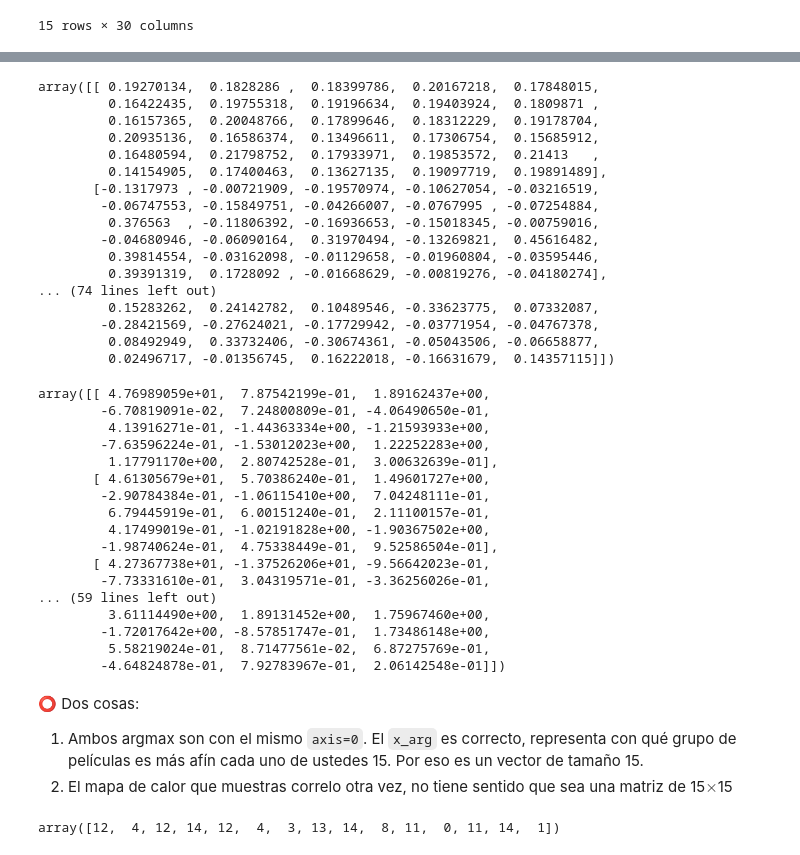
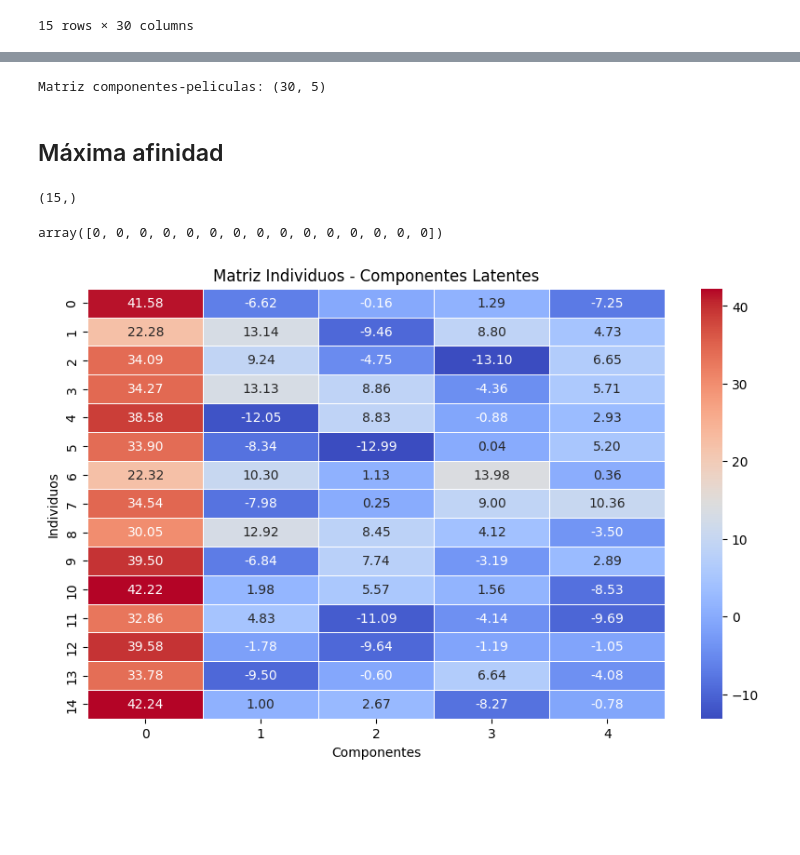
Before and after one commit to gmauricio-toledo/NLP-LCC, a Jupyter notebook: Notebooks/P02-SVD_Espacios_Latentes.ipynb, the cells around one changed output, grey strips where cells are left out. Drawn from its saved outputs; the diff is of its cells as text; code cells hidden in the pictures; blank space fills up the shorter version.

```diff
--- a/Notebooks/P02-SVD_Espacios_Latentes.ipynb
+++ b/Notebooks/P02-SVD_Espacios_Latentes.ipynb
@@ -94,22 +104,6 @@ array([[ 4.76989059e+01,  7.87542199e-01,  1.89162437e+00,
 # %%
 #Matriz components_
-components = svd.components_
-components
+components = svd.components_.T
+print(f"Matriz componentes-peliculas: {components.shape}")
 # %% [output]
-array([[ 0.19270134,  0.1828286 ,  0.18399786,  0.20167218,  0.17848015,
-         0.16422435,  0.19755318,  0.19196634,  0.19403924,  0.1809871 ,
-         0.16157365,  0.20048766,  0.17899646,  0.18312229,  0.19178704,
-         0.20935136,  0.16586374,  0.13496611,  0.17306754,  0.15685912,
-         0.16480594,  0.21798752,  0.17933971,  0.19853572,  0.21413   ,
-         0.14154905,  0.17400463,  0.13627135,  0.19097719,  0.19891489],
-       [-0.1317973 , -0.00721909, -0.19570974, -0.10627054, -0.03216519,
-        -0.06747553, -0.15849751, -0.04266007, -0.0767995 , -0.07254884,
-         0.376563  , -0.11806392, -0.16936653, -0.15018345, -0.00759016,
-        -0.04680946, -0.06090164,  0.31970494, -0.13269821,  0.45616482,
-         0.39814554, -0.03162098, -0.01129658, -0.01960804, -0.03595446,
-         0.39391319,  0.1728092 , -0.01668629, -0.00819276, -0.04180274],
-... (74 lines left out)
-         0.15283262,  0.24142782,  0.10489546, -0.33623775,  0.07332087,
-        -0.28421569, -0.27624021, -0.17729942, -0.03771954, -0.04767378,
-         0.08492949,  0.33732406, -0.30674361, -0.05043506, -0.06658877,
-         0.02496717, -0.01356745,  0.16222018, -0.16631679,  0.14357115]])
+Matriz componentes-peliculas: (30, 5)
@@ -119,37 +110,25 @@ componets = components.T
-# %%
-# Select the same columns used during fit_transform, but use the imputed DataFrame
-X_transformed = svd.transform(df_imputed)
-X_transformed
-# %% [output]
-array([[ 4.76989059e+01,  7.87542199e-01,  1.89162437e+00,
-        -6.70819091e-02,  7.24800809e-01, -4.06490650e-01,
-         4.13916271e-01, -1.44363334e+00, -1.21593933e+00,
-        -7.63596224e-01, -1.53012023e+00,  1.22252283e+00,
-         1.17791170e+00,  2.80742528e-01,  3.00632639e-01],
-       [ 4.61305679e+01,  5.70386240e-01,  1.49601727e+00,
-        -2.90784384e-01, -1.06115410e+00,  7.04248111e-01,
-         6.79445919e-01,  6.00151240e-01,  2.11100157e-01,
-         4.17499019e-01, -1.02191828e+00, -1.90367502e+00,
-        -1.98740624e-01,  4.75338449e-01,  9.52586504e-01],
-       [ 4.27367738e+01, -1.37526206e+01, -9.56642023e-01,
-        -7.73331610e-01,  3.04319571e-01, -3.36256026e-01,
-... (59 lines left out)
-         3.61114490e+00,  1.89131452e+00,  1.75967460e+00,
-        -1.72017642e+00, -8.57851747e-01,  1.73486148e+00,
-         5.58219024e-01,  8.71477561e-02,  6.87275769e-01,
-        -4.64824878e-01,  7.92783967e-01,  2.06142548e-01]])
-# %% [markdown]
-⭕ Dos cosas:
-
-1. Ambos argmax son con el mismo `axis=0`. El `x_arg` es correcto, representa con qué grupo de películas es más afín cada uno de ustedes 15. Por eso es un vector de tamaño 15.
-2. El mapa de calor que muestras correlo otra vez, no tiene sentido que sea una matriz de 15$\times$15
+# %% [markdown]
+## Máxima afinidad
 # %%
-#aplicando numpy.argmax
 from numpy import argmax
 
-x_arg = argmax(X_transformed, axis=0)
+x_arg = argmax(X_transformed, axis=1)
+print(x_arg.shape)
 x_arg
 # %% [output]
-array([12,  4, 12, 14, 12,  4,  3, 13, 14,  8, 11,  0, 11, 14,  1])
+(15,)
+array([0, 0, 0, 0, 0, 0, 0, 0, 0, 0, 0, 0, 0, 0, 0])
+# %%
+import matplotlib.pyplot as plt
+import seaborn as sns
+
+plt.figure(figsize=(10, 6))
+sns.heatmap(X_transformed, cmap='coolwarm', annot=True, fmt='.2f', linewidths=0.5)
+plt.title('Matriz Individuos - Componentes Latentes')
+plt.xlabel('Componentes')
+plt.ylabel('Individuos')
+plt.show()
+# %% [output]
+[figure, added]
 # %%
 #aplicandosela a components
```
Also changed, not shown: parts of 15 cells of this notebook.
